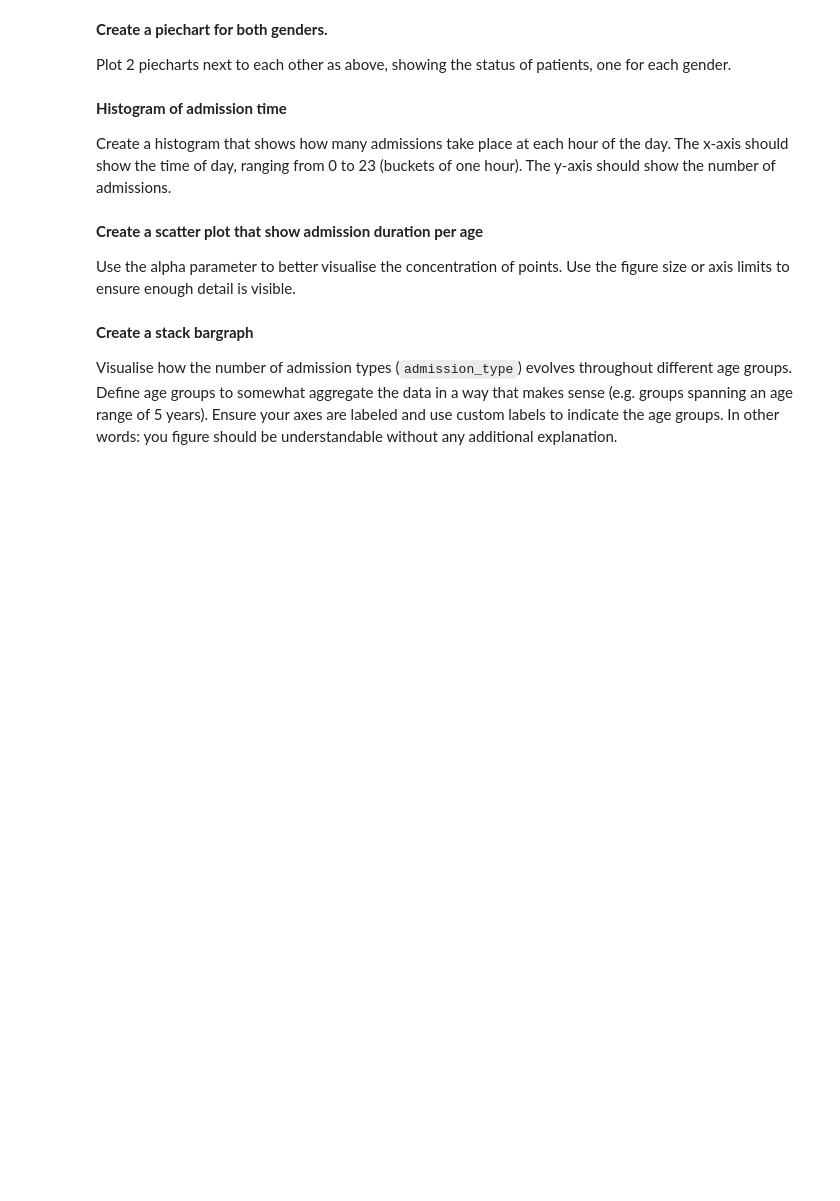
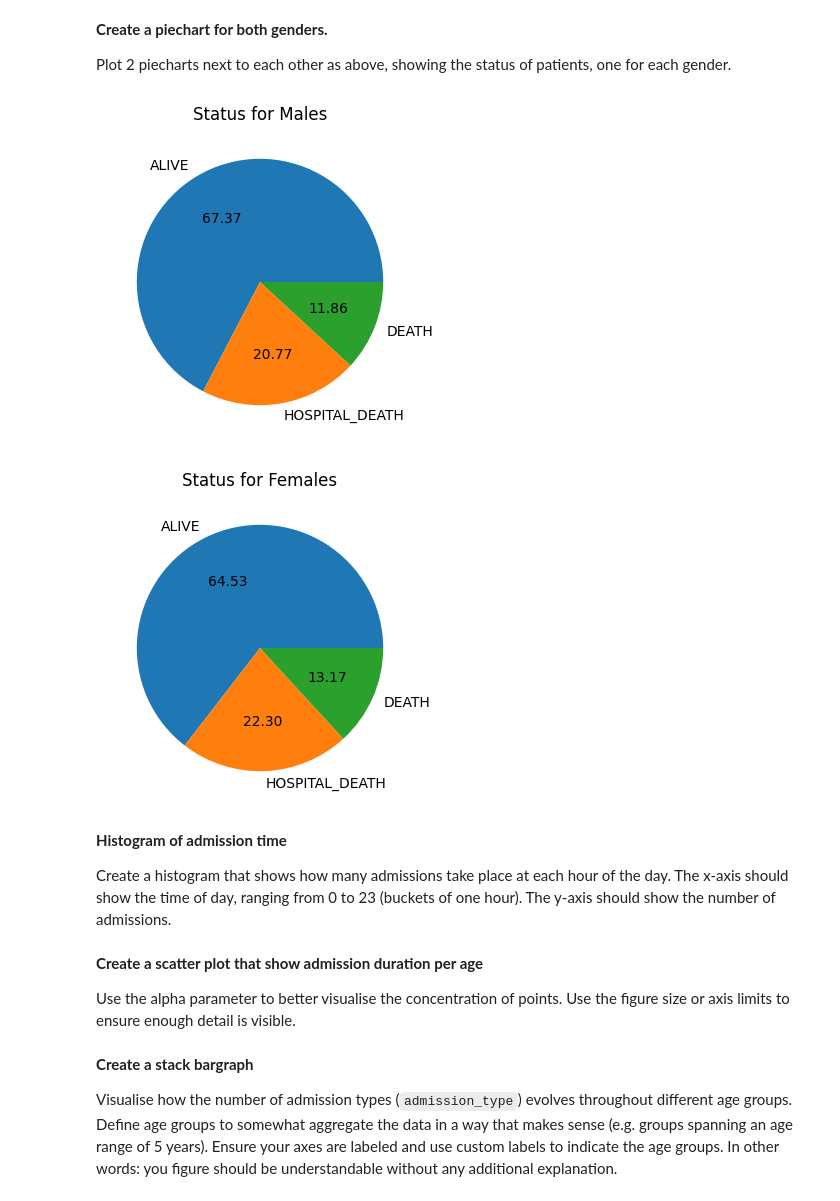
Before and after one commit to cesarz10/Data-Analytics-Healthcare, a Jupyter notebook: Lab_2_Pandas/Lab_2_Pandas.ipynb, the cells around one changed output. Drawn from its saved outputs; the diff is of its cells as text; code cells hidden in the pictures; blank space fills up the shorter version.

```diff
--- a/Lab_2_Pandas/Lab_2_Pandas.ipynb
+++ b/Lab_2_Pandas/Lab_2_Pandas.ipynb
@@ -237,6 +235,8 @@ Create a new column that indicates if a patient is alive, died inside the hospit
 Use `ALIVE`, `HOSPITAL_DEATH`, `DEATH` as possible values.
 Add these entries to a new column called `status` in the patients dataframe.
 # %%
-patients['status'] = patients.apply(lambda pat: ('ALIVE' if pat['expire_flag'] != 1 else ('HOSPITAL_DEATH' if pat['dod_hosp'] != None else 'DEATH')), axis=1)
-print(patients['status'])
+# if the patient did not die in the hospital but has an expired flag -> DEATH
+patients['status'] = patients.apply(lambda pat: ('ALIVE' if pat['expire_flag'] != 1 else ('DEATH' if pd.isnull(pat['dod_hosp']) else 'HOSPITAL_DEATH')), axis=1)
+
+print(patients['status'].unique())
 # %% [output]
@@ -348,8 +366,22 @@ plt.show()
 
 Plot 2 piecharts next to each other as above, showing the status of patients, one for each gender.
 # %%
-# YOUR CODE HERE
-raise NotImplementedError()
+# print(patients.keys())
+plot_status_male = patients[patients['gender'] == 'M'].value_counts(subset=patients['status'])
+fig = plt.figure(figsize=(4,4))
+plt.pie(plot_status_male, labels=plot_status_male.index, autopct='%.2f')
+plt.title("Status for Males")
+plt.show()
+
+
+plot_status_female = patients[patients['gender'] == 'F'].value_counts(subset=patients['status'])
+fig = plt.figure(figsize=(4,4))
+plt.pie(plot_status_female, labels=plot_status_female.index, autopct='%.2f')
+plt.title("Status for Females")
+plt.show()
+# %% [output]
+[figure, added]
+[figure, added]
 # %% [markdown]
 **Histogram of admission time**
 
```
Also changed, not shown: parts of 15 cells of this notebook.
